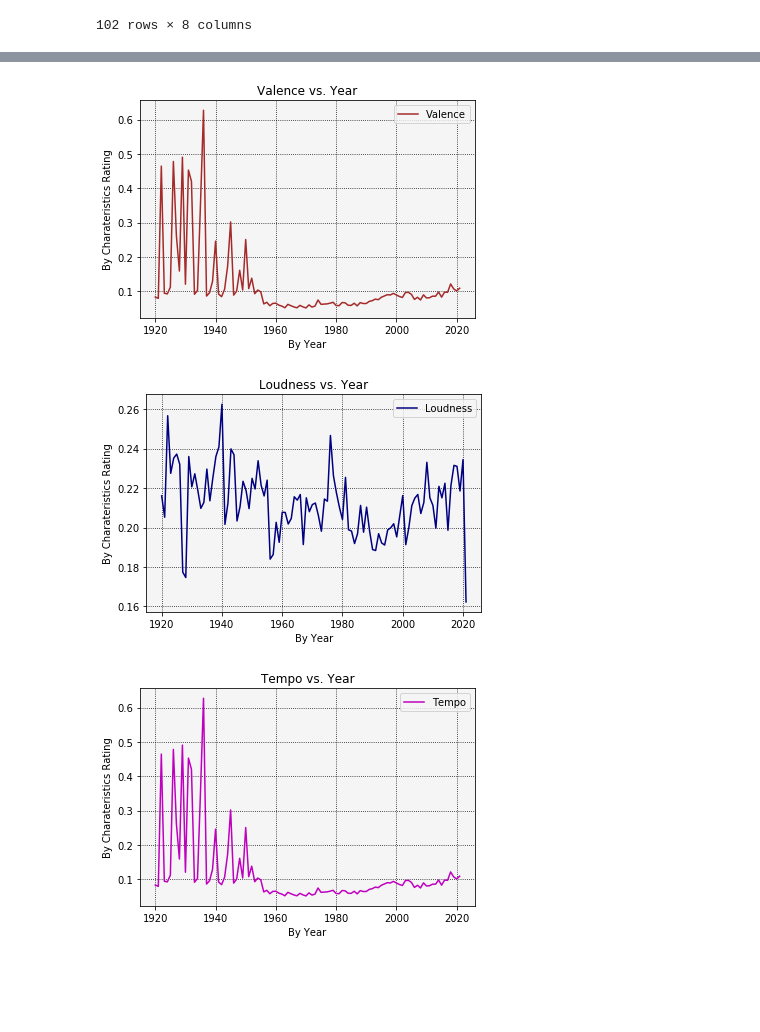
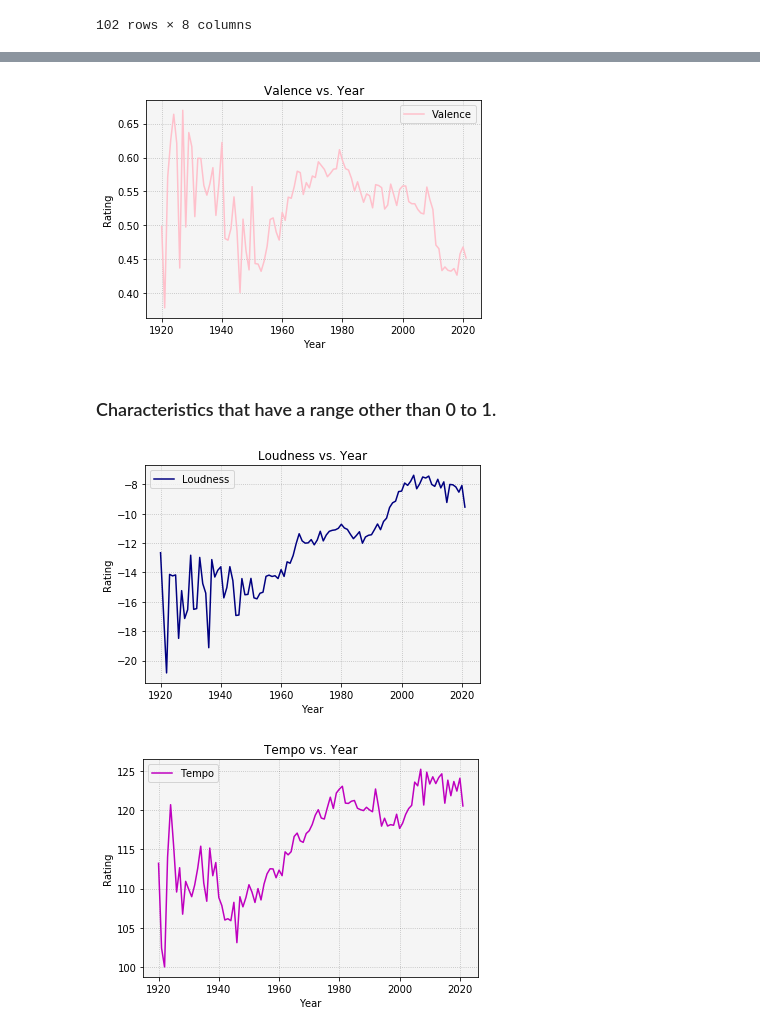
Before and after one commit to ztcnrh/Spotify-Music-Analysis, a Jupyter notebook: analysis/time_series_analysis.ipynb, the cells around one changed output, grey strips where cells are left out. Drawn from its saved outputs; the diff is of its cells as text; code cells hidden in the pictures; blank space fills up the shorter version.

```diff
--- a/analysis/time_series_analysis.ipynb
+++ b/analysis/time_series_analysis.ipynb
@@ -136,14 +126,12 @@ plt.show()
 # %%
-plt.plot(line_data['year'], line_data.iloc[:,5], label='Speechiness', color='purple')
+# Liveness
+plt.plot(line_data['year'], line_data.iloc[:,5], label='Liveness', color='purple')
 
-
-plt.rcParams['axes.facecolor'] = '#F5F5F5'
-plt.grid(True, color='k', linestyle=':')
-plt.title("Speechiness vs. Year")
-plt.xlabel("By Year")
-plt.ylabel("By Charateristics Rating")
-plt.legend(bbox_to_anchor=(1, 1))
-# plt.figure(figsize=(100,25000))
+plt.grid(True, color='k', linestyle=':', alpha=0.25)
+plt.title("Liveness vs. Year")
+plt.xlabel("Year")
+plt.ylabel("Rating")
+plt.legend(loc='best')
 
 plt.show()
 # %% [output]
@@ -151,42 +152,41 @@ plt.show()
 # %%
-plt.plot(line_data['year'], line_data.iloc[:,6], label='Valence', color='brown')
+plt.plot(line_data['year'], line_data.iloc[:,7], label='Valence', color='pink')
 
-plt.rcParams['axes.facecolor'] = '#F5F5F5'
-plt.grid(True, color='k', linestyle=':')
+plt.grid(True, color='k', linestyle=':', alpha=0.25)
 plt.title("Valence vs. Year")
-plt.xlabel("By Year")
-plt.ylabel("By Charateristics Rating")
-plt.legend(bbox_to_anchor=(1, 1))
-# plt.figure(figsize=(100,25000))
+plt.xlabel("Year")
+plt.ylabel("Rating")
+plt.legend(loc='best')
 
 plt.show()
 # %% [output]
-[figure, old version]
+[figure, new version]
+# %% [markdown]
+### Characteristics that have a range other than 0 to 1.
 # %%
-plt.plot(year_df['year'], year_df.iloc[:,6], label='Loudness', color='navy')
+# Loudness
+plt.plot(year_df['year'], year_df.iloc[:,7], label='Loudness', color='navy')
 
-plt.rcParams['axes.facecolor'] = '#F5F5F5'
-plt.grid(True, color='k', linestyle=':')
+plt.grid(True, color='k', linestyle=':', alpha=0.25)
 plt.title("Loudness vs. Year")
-plt.xlabel("By Year")
-plt.ylabel("By Charateristics Rating")
-plt.legend(bbox_to_anchor=(1, 1))
+plt.xlabel("Year")
+plt.ylabel("Rating")
+plt.legend(loc='best')
 
 plt.show()
 # %% [output]
-[figure, old version]
+[figure, new version]
 # %%
-plt.plot(year_df['year'], year_df.iloc[:,8], label='Tempo', color='m')
+# Popularity
+plt.plot(year_df['year'], year_df.iloc[:,9], label='Tempo', color='m')
 
-plt.rcParams['axes.facecolor'] = '#F5F5F5'
-plt.grid(True, color='k', linestyle=':')
+plt.grid(True, color='k', linestyle=':', alpha=0.25)
 plt.title("Tempo vs. Year")
-plt.xlabel("By Year")
-plt.ylabel("By Charateristics Rating")
-plt.legend(bbox_to_anchor=(1, 1))
-# plt.figure(figsize=(100,25000))
+plt.xlabel("Year")
+plt.ylabel("Rating")
+plt.legend(loc='best')
 
 plt.show()
 # %% [output]
-[figure, old version]
+[figure, new version]
 # %%
```
Also changed, not shown: parts of 10 cells of this notebook, 1 other file.
